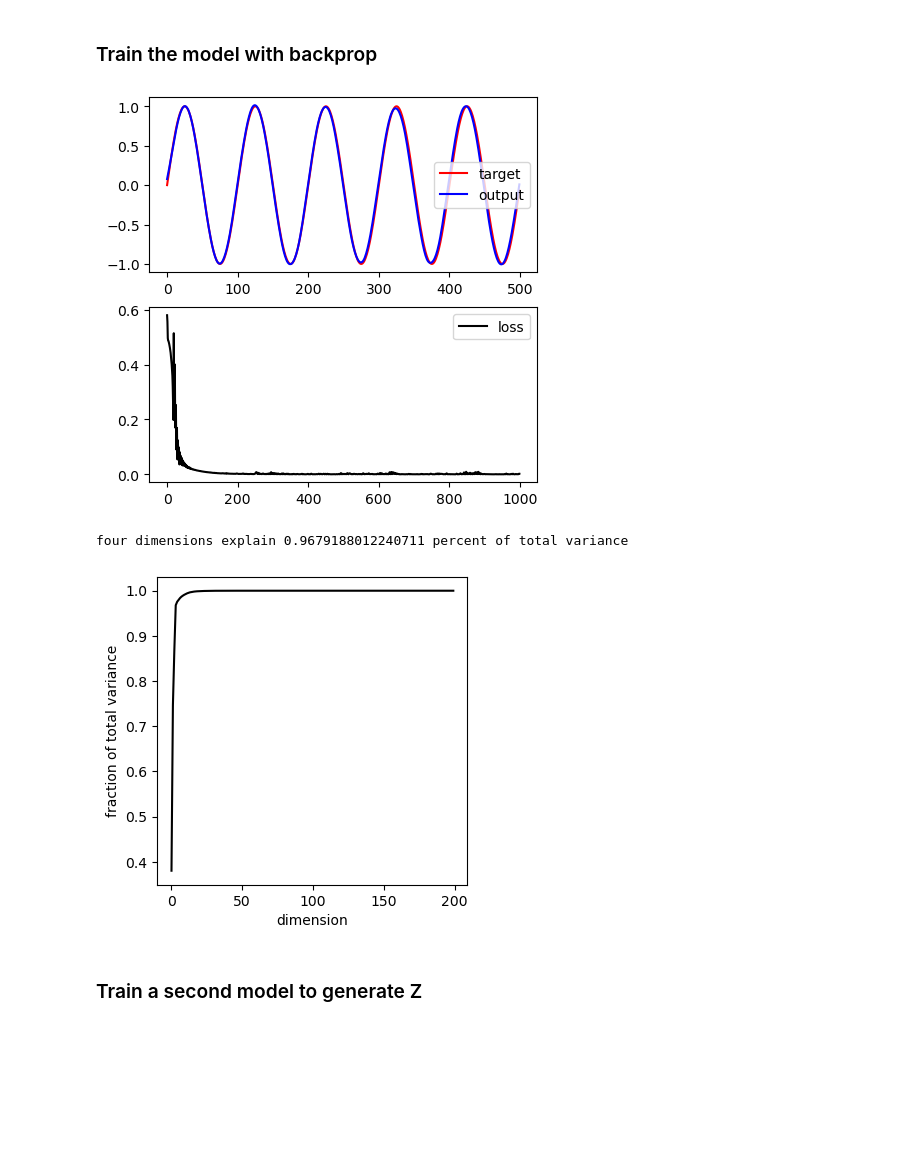
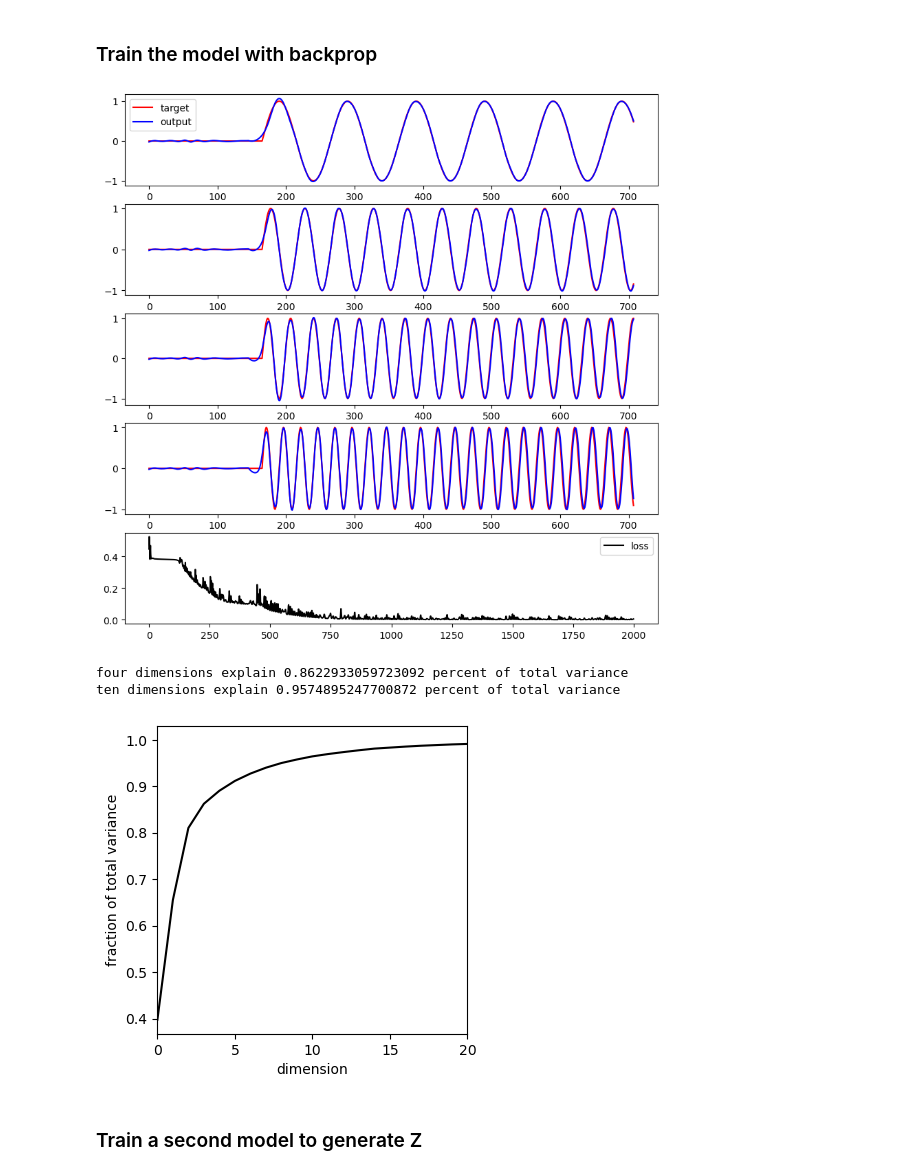
Before and after one commit to andrewZimnik/basal_ganglia, a Jupyter notebook: scripts/multiSpeedCyclingModel.ipynb, the cells around one changed output. Drawn from its saved outputs; the diff is of its cells as text; code cells hidden in the pictures; blank space fills up the shorter version.

Commit message:
Trained some models, made changes to notebooks

```diff
--- a/scripts/multiSpeedCyclingModel.ipynb
+++ b/scripts/multiSpeedCyclingModel.ipynb
@@ -94,26 +185,24 @@ class simpleRNN(nn.Module):
 ### Train the model with backprop
 # %%
 # initialize and fit the model
-model = simpleRNN()
+model = multiSpeedRNN()
 model.fit_initial_m1()
 # %%
 # plot the final output and the loss over training
 modelOutput = model.output.detach().numpy()
 target = model.Targets
 loss = model.Loss
-plt.figure(figsize=(5,5))
-plt.subplot(2,1,1);
-plt.plot(target,'r',label = 'target');
-plt.plot(modelOutput,'b',label='output');
-plt.legend();
-plt.subplot(2,1,2);
+plt.figure(figsize=(10,10))
+for ii in range(4):
+
+    plt.subplot(5,1,ii+1);
+    plt.plot(target[:,ii],'r',label = 'target');
+    plt.plot(modelOutput[:,ii],'b',label='output');
+    if ii == 0:
+        plt.legend();
+
+plt.subplot(5,1,5);
 plt.plot(loss,'k',label='loss');
 plt.legend();
-
-# return the rates
-rates = model.returnRates()
-
-# get some useful numbers
-trlDur,numN = rates.shape
 # %% [output]
-[figure, old version]
+[figure, new version]
@@ -120,7 +233,11 @@ trlDur,numN = rates.shape
 # %%
 # run pca on the rates and extract the top K factors
+
+# turn rates into a CT x N matrix
+rates_rs = rates.transpose(0,2,1).reshape(-1,numN,order='F')
+
 pca = PCA(n_components=numN)
-proj = pca.fit_transform(rates)
+proj = pca.fit_transform(rates_rs)
 
 # generate a scree plot
 varExp = pca.explained_variance_ratio_
@@ -128,11 +245,14 @@ plt.figure(figsize=(4,4))
 plt.plot(np.cumsum(varExp),'k')
 plt.ylabel('fraction of total variance');
 plt.xlabel('dimension');
+plt.xlim([0,20]);
 
-# how much variance do we explain with 4 dimensions?
+# print some useful values
 print('four dimensions explain ' + str(np.sum(varExp[:4])) + ' percent of total variance');
+print('ten dimensions explain ' + str(np.sum(varExp[:10])) + ' percent of total variance');
 # %% [output]
-four dimensions explain 0.9679188012240711 percent of total variance
+four dimensions explain 0.8622933059723092 percent of total variance
+ten dimensions explain 0.9574895247700872 percent of total variance
-[figure, old version]
+[figure, new version]
 # %% [markdown]
 ### Train a second model to generate Z
```
Also changed, not shown: parts of 61 cells of this notebook, 5 other files.
